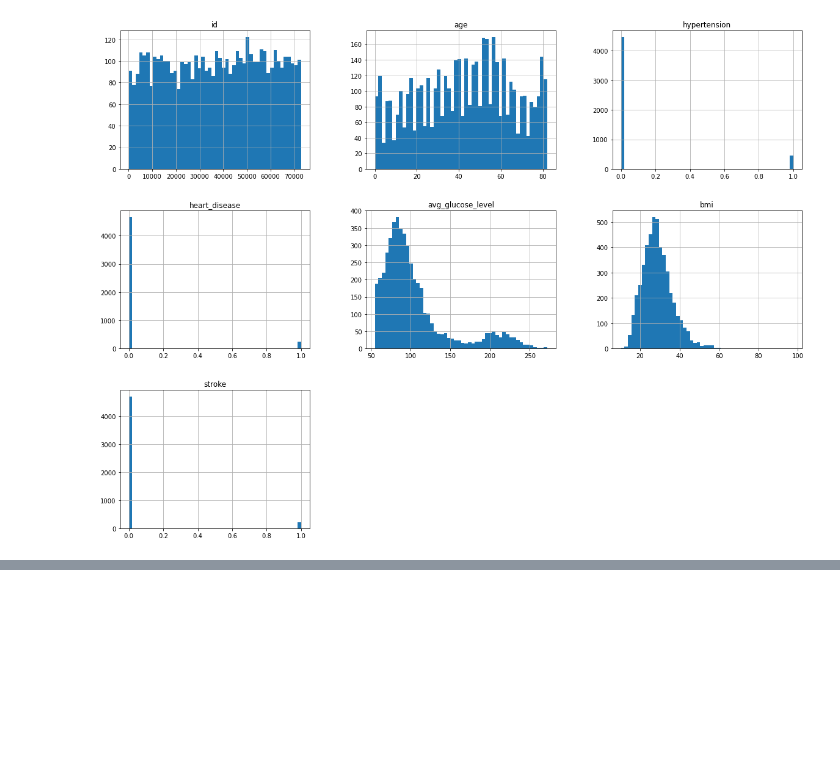
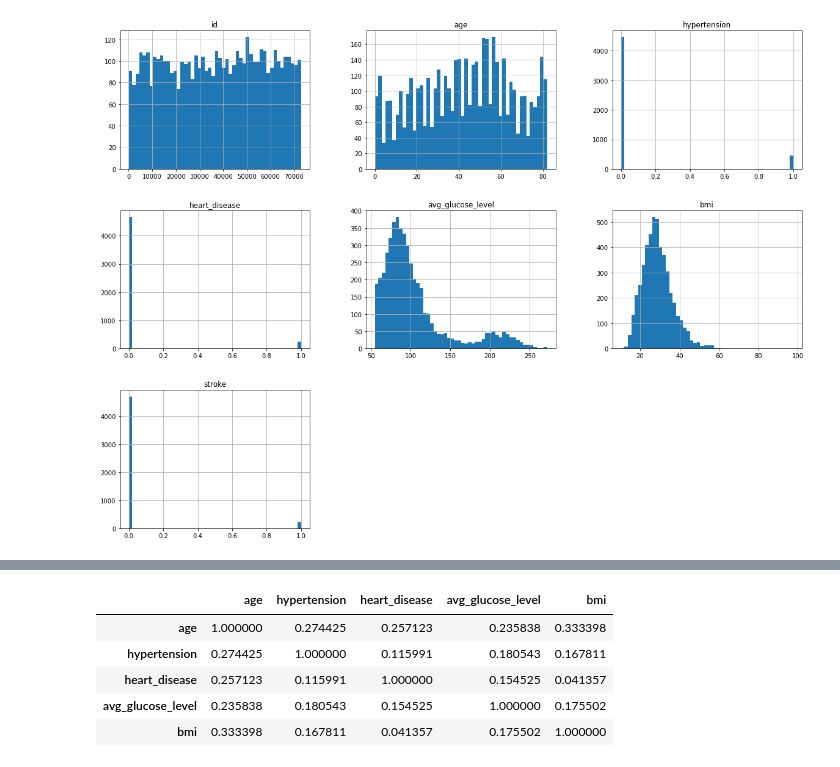
Before and after one commit to Jacobheyman702/Stroke_Classification-, a Jupyter notebook: Untitled.ipynb, the cells around one changed output, grey strips where cells are left out. Drawn from its saved outputs; the diff is of its cells as text; code cells hidden in the pictures; blank space fills up the shorter version.

```diff
--- a/Untitled.ipynb
+++ b/Untitled.ipynb
@@ -161,0 +183,9 @@ print(table)
+# %%
+stroke_pred.corr()
+# %% [output]
+|  | age | hypertension | heart_disease | avg_glucose_level | bmi |
+| age | 1.000000 | 0.274425 | 0.257123 | 0.235838 | 0.333398 |
+| hypertension | 0.274425 | 1.000000 | 0.115991 | 0.180543 | 0.167811 |
+| heart_disease | 0.257123 | 0.115991 | 1.000000 | 0.154525 | 0.041357 |
+| avg_glucose_level | 0.235838 | 0.180543 | 0.154525 | 1.000000 | 0.175502 |
+| bmi | 0.333398 | 0.167811 | 0.041357 | 0.175502 | 1.000000 |
```
Also changed, not shown: parts of 5 cells of this notebook.
